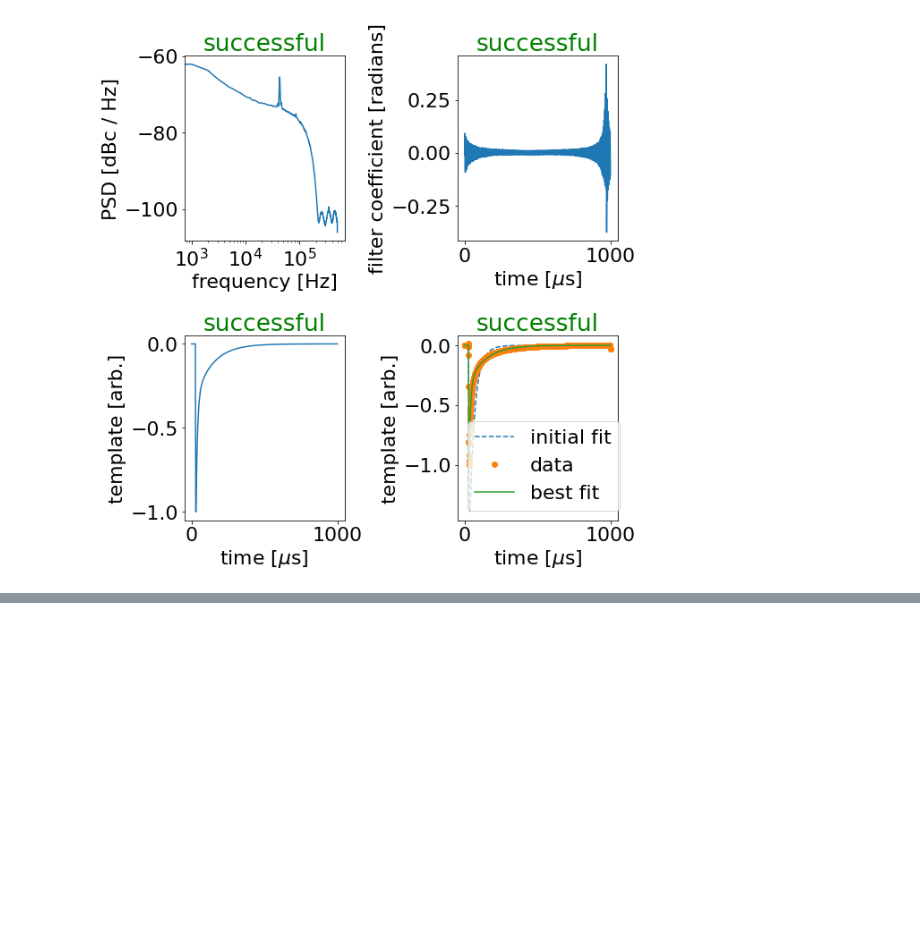
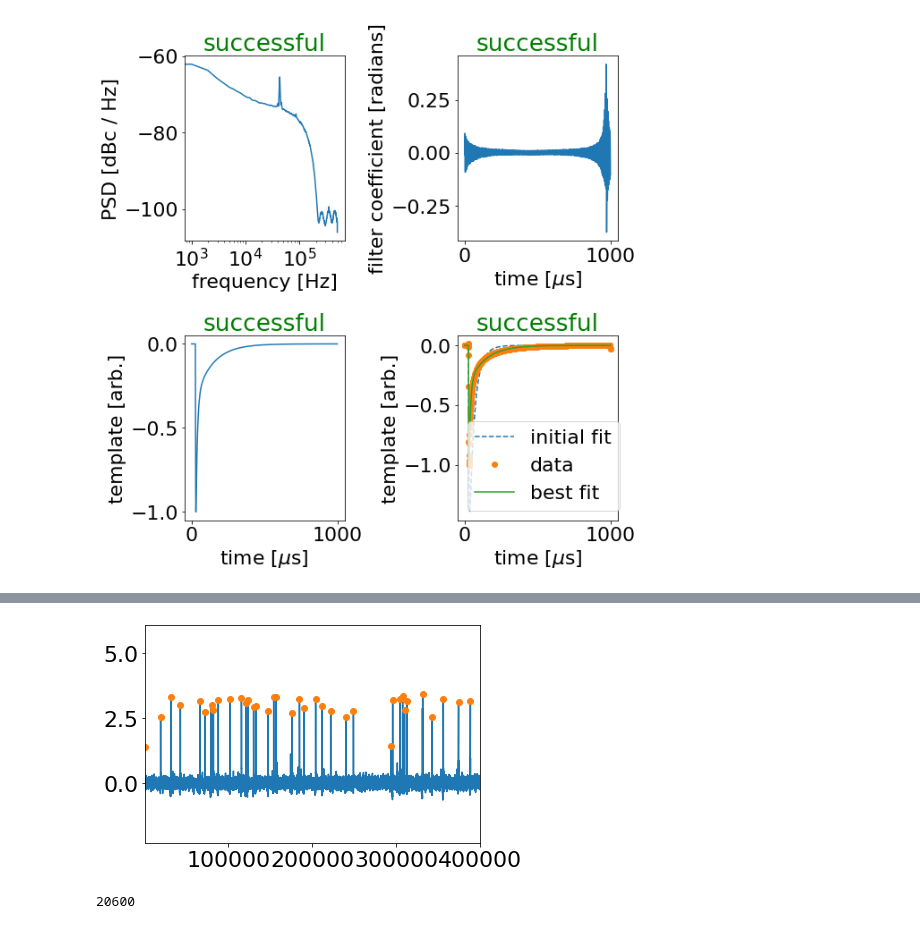
Before and after one commit to MazinLab/MKIDReadoutAnalysis, a Jupyter notebook: Clean_R.ipynb, the cells around one changed output, grey strips where cells are left out. Cells and saved outputs as stored; diff of their text form; code cells hidden in the pictures; blank space fills up the shorter version.

```diff
--- a/Clean_R.ipynb
+++ b/Clean_R.ipynb
@@ -384,3 +441,14 @@ array([<AxesSubplot:title={'center':'successful'}, xlabel='frequency [Hz]', ylab
+# %%
+time = np.arange(filtered_phase.shape[0])
+plt.plot(time, filtered_phase)
+plt.plot(time[pulses], filtered_phase[pulses],"o")
+plt.xlim([1000,400000]);
+# %% [output]
+[figure, added]
+# %%
+pulses.size
+# %% [output]
+20600
 # %%
 print(f'Found {ofc.result["mask"].sum()} good pulses.')
 # %% [output]
```
Also changed, not shown: parts of 38 cells of this notebook.
